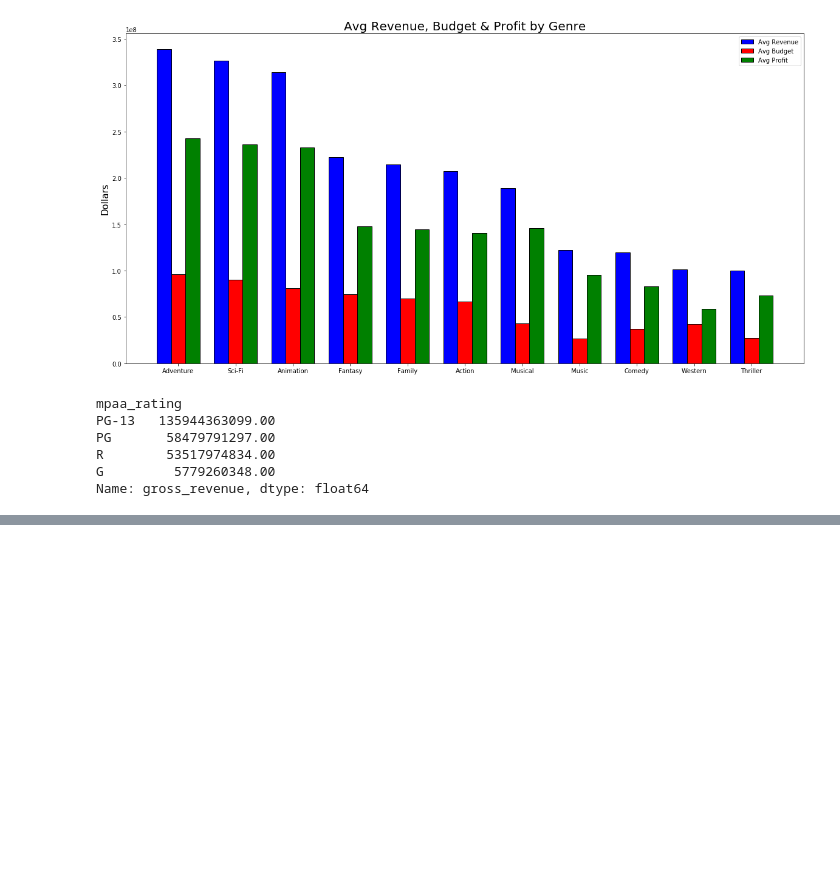
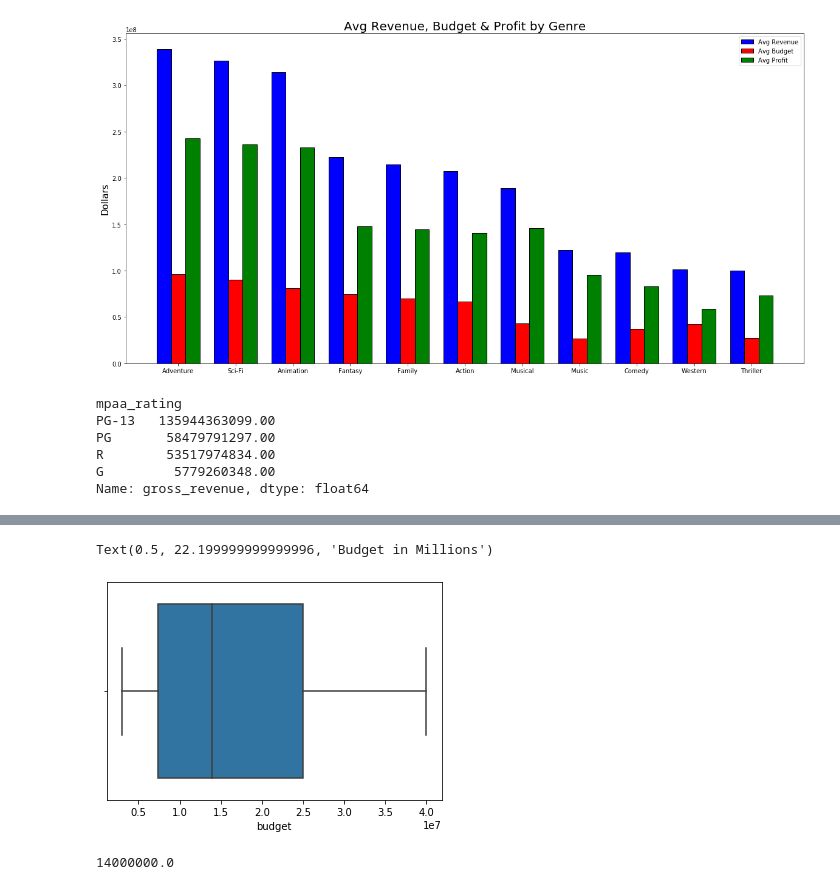
Before and after one commit to gabbyflabby/Movie_Data_Analysis, a Jupyter notebook: Mod1Proj - Data Clean & Visualizations.ipynb, the cells around one changed output, grey strips where cells are left out. Drawn from its saved outputs; the diff is of its cells as text; code cells hidden in the pictures; blank space fills up the shorter version.

```diff
--- a/Mod1Proj - Data Clean & Visualizations.ipynb
+++ b/Mod1Proj - Data Clean & Visualizations.ipynb
@@ -438,0 +438,17 @@ plt.show()
+# %%
+#dropped outliers to show average expected spend on a project
+movie_df['budget'].median()
+
+cleaned_budget = movie_df[(movie_df['budget'] <= movie_df['budget'].median()*2)]
+cleaned_budget = cleaned_budget[(cleaned_budget['budget'] >= cleaned_budget['budget'].median()*.25)]
+# %%
+sns.boxplot(x=cleaned_budget['budget'], )
+
+ax.set_xlabel('Budget in Millions')
+# %% [output]
+Text(0.5, 22.199999999999996, 'Budget in Millions')
+[figure, added]
+# %%
+cleaned_budget['budget'].median()
+# %% [output]
+14000000.0
```
Also changed, not shown: parts of 6 cells of this notebook.
